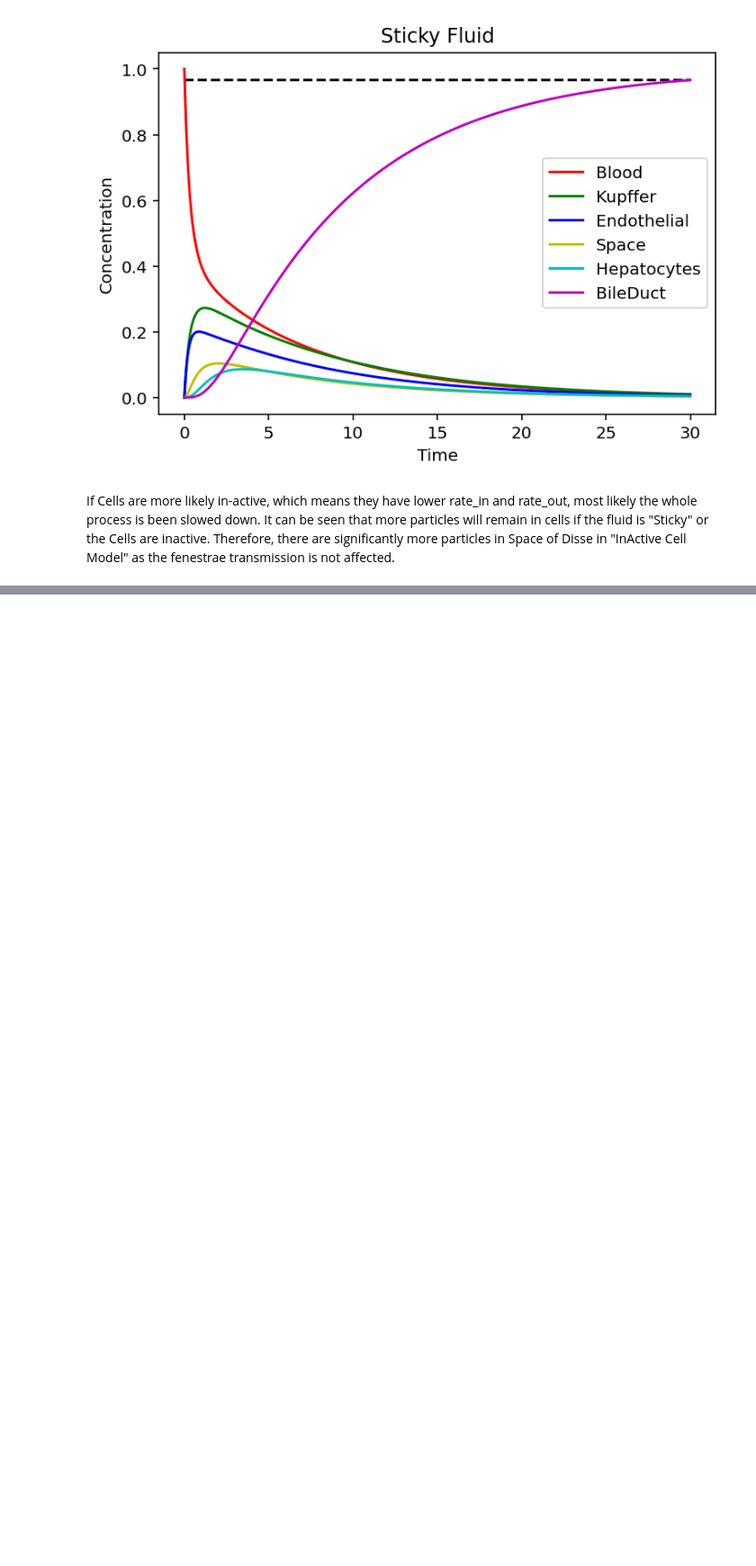
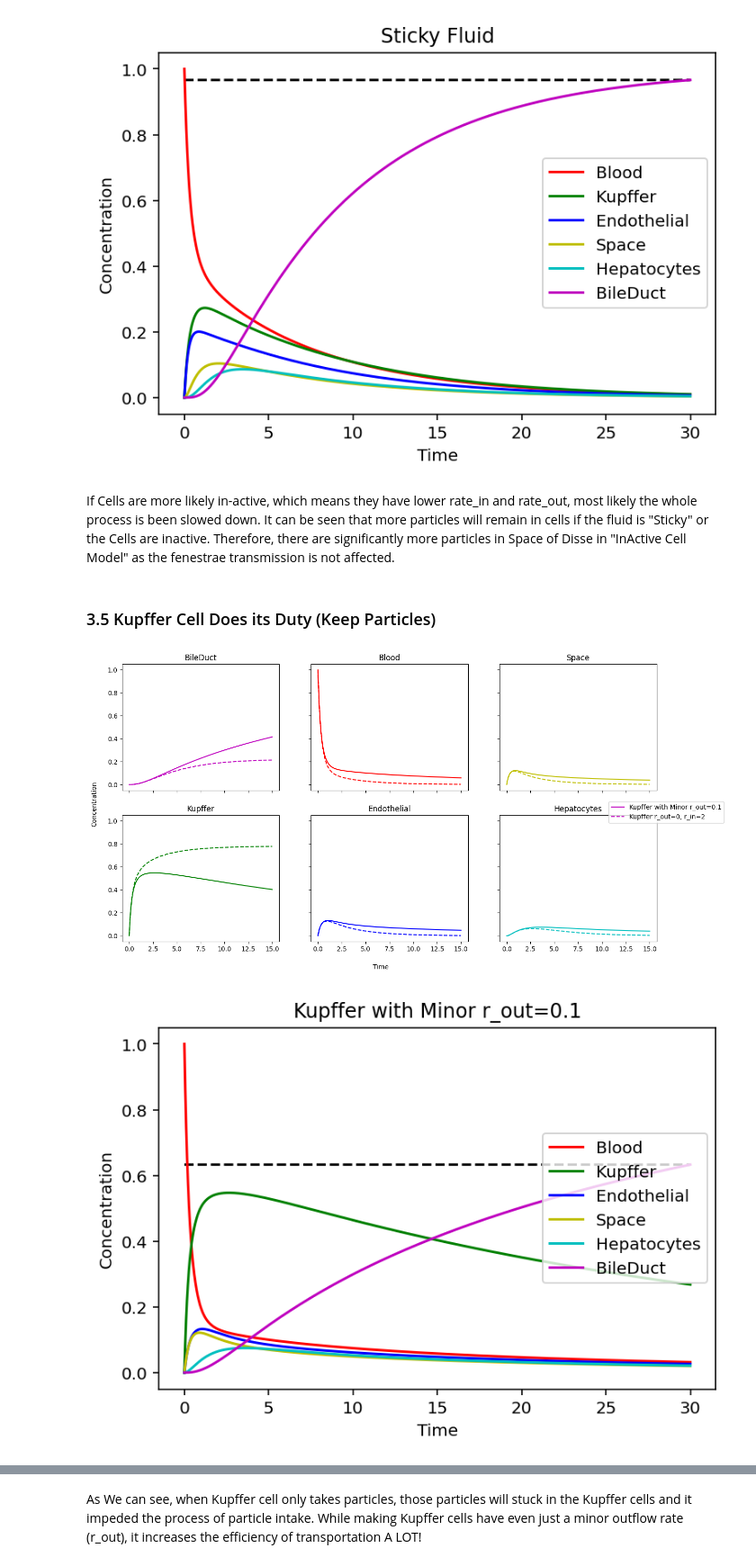
Before and after one commit to lich2000117/NanoParticles-Modelling, a Jupyter notebook: Code/Final_Model.ipynb, the cells around one changed output, grey strips where cells are left out. Shown at 90% size. Drawn from its saved outputs; the diff is of its cells as text; code cells hidden in the pictures; blank space fills up the shorter version.

```diff
--- a/Code/Final_Model.ipynb
+++ b/Code/Final_Model.ipynb
@@ -686,3 +688,5 @@ compare_ode_models(ode_list, ode_names, time_range)
 If Cells are more likely in-active, which means they have lower rate_in and rate_out, most likely the whole process is been slowed down.
 It can be seen that more particles will remain in cells if the fluid is "Sticky" or the Cells are inactive.
 Therefore, there are significantly more particles in Space of Disse in "InActive Cell Model" as the fenestrae transmission is not affected.
+# %% [markdown]
+### 3.5 Kupffer Cell Does its Duty (Keep Particles)
@@ -688,0 +744,18 @@ Therefore, there are significantly more particles in Space of Disse in "InActive
+# %%
+
+## With Kupffer Cells can only absorb
+ode_KupfferNoOut = Initialize_ODE(particle_data, fluid_data, cell_data)
+ode_KupfferNoOut.solve()
+
+## Adjust Rate_out
+cell_data["Kupffer"]["rate_out"] = 0.2
+ode_Kupffer_canOutflow = Initialize_ODE(particle_data, fluid_data, cell_data)
+ode_Kupffer_canOutflow.solve()
+
+ode_list = [ode_Kupffer_canOutflow, ode_KupfferNoOut, ]
+ode_names = ["Kupffer with Minor r_out=0.1", "Kupffer r_out=0, r_in=2"]
+time_range = [0,15]
+compare_ode_models(ode_list, ode_names, time_range)
+# %% [output]
+[figure, added]
+[figure, added]
@@ -688,0 +763,2 @@ Therefore, there are significantly more particles in Space of Disse in "InActive
+# %% [markdown]
+As We can see, when Kupffer cell only takes particles, those particles will stuck in the Kupffer cells and it impeded the process of particle intake. While making Kupffer cells have even just a minor outflow rate (r_out), it increases the efficiency of transportation A LOT!
```
Also changed, not shown: parts of 9 cells of this notebook, 9 other files.
